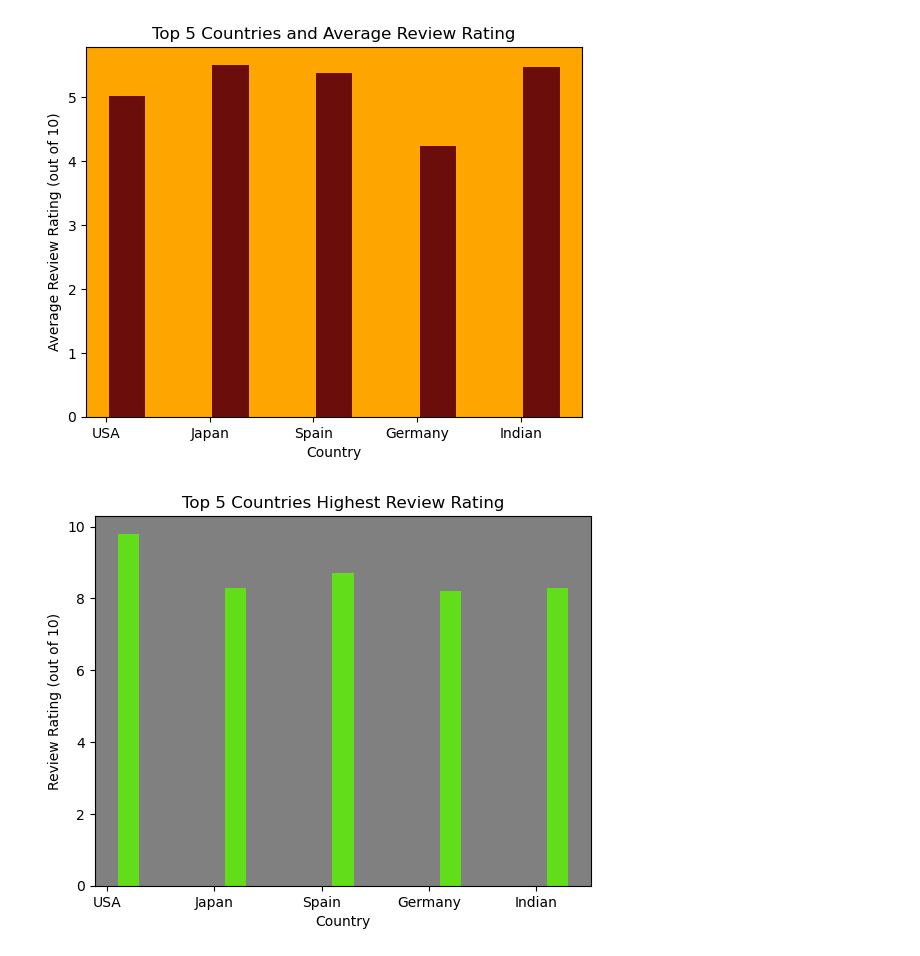
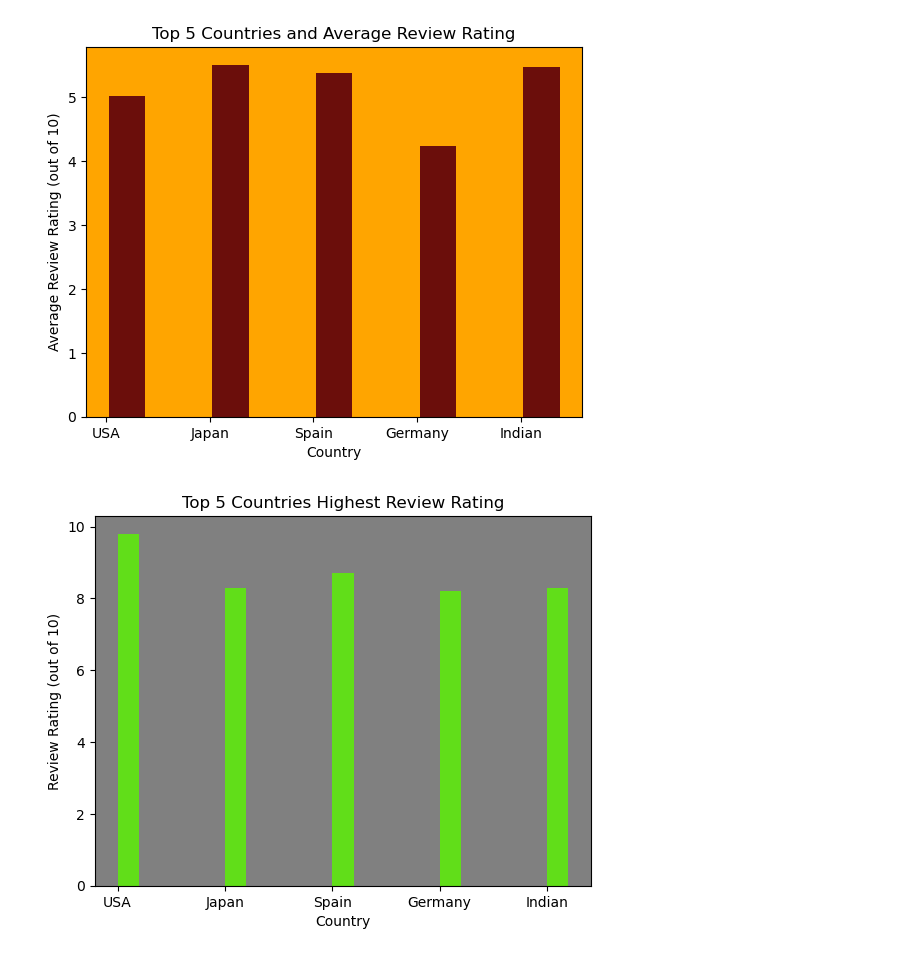
Before and after one commit to PerryMark773/Project-1-Team-1, a Jupyter notebook: DA_Test.ipynb, the cells around one changed output. Drawn from its saved outputs; the diff is of its cells as text; code cells hidden in the pictures.

Commit message:
Updated Visuals

```diff
--- a/DA_Test.ipynb
+++ b/DA_Test.ipynb
@@ -123,21 +123,21 @@ plt.show()
 # %%
 n = np.arange(5)
 mean = [usa_max, jap_max, span_max, gmn_max, ind_max]
 width = 0.20
 ax = plt.axes()
 ax.set(facecolor = "gray")
 
 # plot data in grouped manner of bar type
-plt.bar(n+0.2, mean, width, color = '#61de19')
+plt.bar(n+0.1, mean, width, color = '#61de19')
 plt.title("Top 5 Countries Highest Review Rating")
 plt.xticks(n, ["USA", "Japan", "Spain", "Germany", "Indian"])
 
 plt.xlabel("Country")
 plt.ylabel("Review Rating (out of 10)")
 
 plt.show()
 # %% [output]
-[figure, old version]
+[figure, new version]
 # %%
 IMDB_df.sort_values('Review Rating')
 
```
